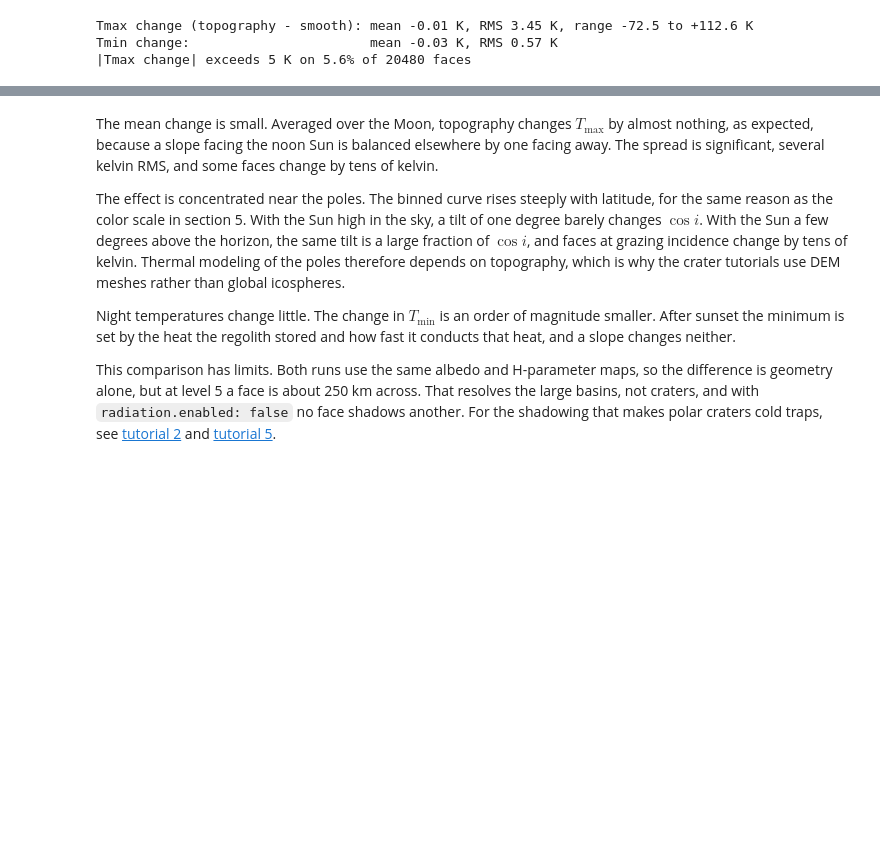
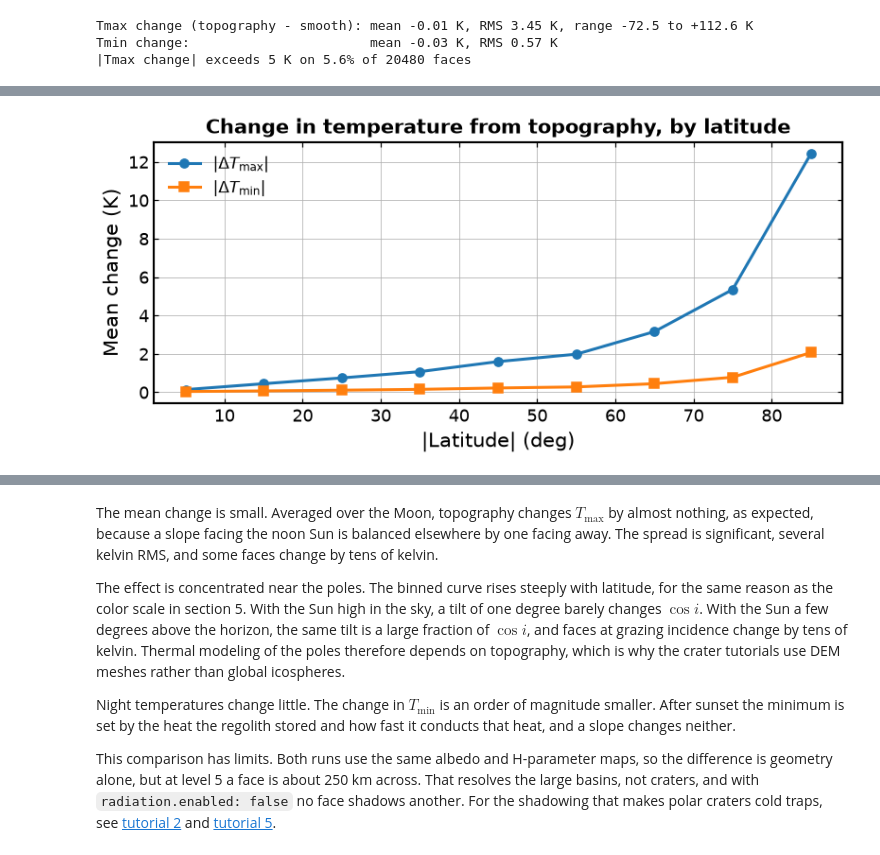
Before and after one commit to phayne/ptm3d, a Jupyter notebook: docs/tutorials/notebooks/01_moon_diurnal.ipynb, the cells around one changed output, grey strips where cells are left out. Cells and saved outputs as stored; diff of their text form; code cells hidden in the pictures; blank space fills up the shorter version.

```diff
--- a/docs/tutorials/notebooks/01_moon_diurnal.ipynb
+++ b/docs/tutorials/notebooks/01_moon_diurnal.ipynb
@@ -328,18 +339,20 @@ fig.tight_layout()
 # %%
 edges = np.arange(0, 91, 10)
 abs_lat = np.abs(topo.lat)
 binned = lambda d: [np.abs(d[(abs_lat >= a) & (abs_lat < b)]).mean()
                     for a, b in zip(edges[:-1], edges[1:])]
 
 fig, ax = plt.subplots(figsize=(7.5, 3.6))
 ax.plot(edges[:-1] + 5, binned(d_tmax), "o-", lw=2, label=r"$|\Delta T_\mathrm{max}|$")
 ax.plot(edges[:-1] + 5, binned(d_tmin), "s-", lw=2, label=r"$|\Delta T_\mathrm{min}|$")
 ax.set_xlabel("|Latitude| (deg)")
 ax.set_ylabel("Mean change (K)")
-ax.set_title("Topography moves peak temperature mostly near the poles")
+ax.set_title("Change in temperature from topography, by latitude")
 ax.legend(frameon=False)
 ax.grid(True, linewidth=0.5)
 fig.tight_layout()
+# %% [output]
+[figure, added]
 # %%
 fig = topo.globe_grid(
     rows=[{"what": "temperature", "moment": "max"},
```
Also changed, not shown: parts of 12 cells of this notebook, 3 other files.
